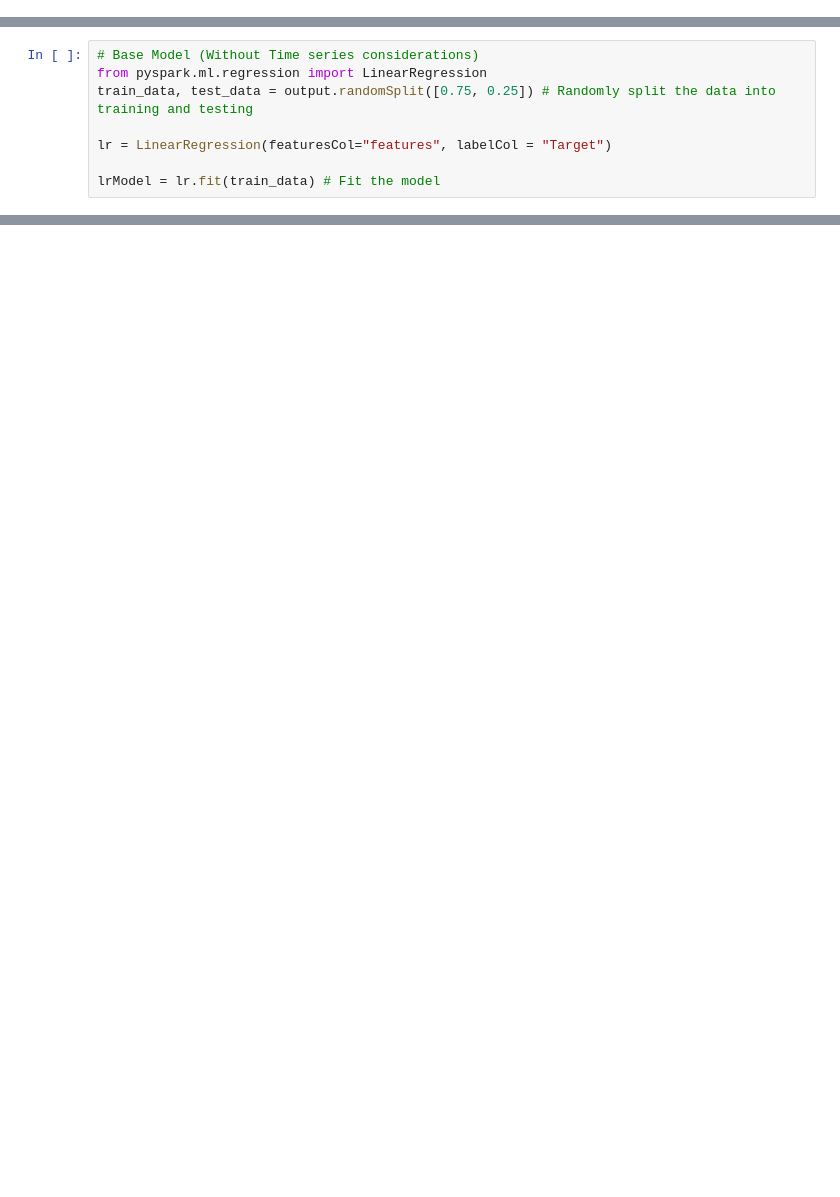
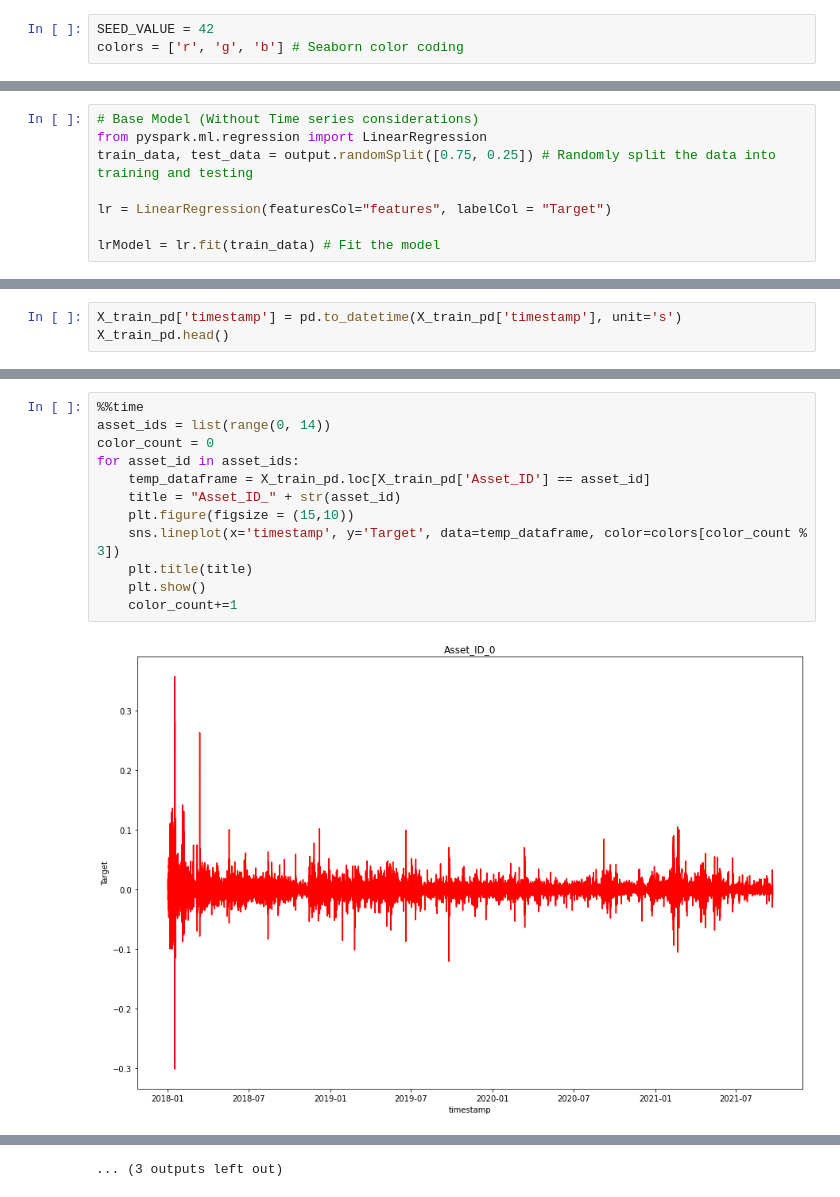
Before and after one commit to kashvi05/CSE523-Machine-Learning-2022-CryptoPolice, a Jupyter notebook: Base Model.ipynb, the cells around one changed output, grey strips where cells are left out. Saved outputs shown, nothing was run; the diff lists cells and outputs as text; blank space fills up the shorter version.

Commit message:
Visualization through seaborn added

```diff
--- a/Base Model.ipynb
+++ b/Base Model.ipynb
@@ -12,3 +10,6 @@ SEED_VALUE = 42
+# %%
+SEED_VALUE = 42
+colors = ['r', 'g', 'b'] # Seaborn color coding
 # %%
 spark = (SparkSession.builder.config("spark.driver.memory","5g").config("spark.driver.maxResultSize", "5g").getOrCreate())
 spark
@@ -115,0 +174,3 @@ X_train.describe()
+# %%
+X_train_pd['timestamp'] = pd.to_datetime(X_train_pd['timestamp'], unit='s')
+X_train_pd.head()
@@ -115,0 +184,14 @@ X_train.describe()
+# %%
+%%time
+asset_ids = list(range(0, 14))
+color_count = 0
+for asset_id in asset_ids:
+    temp_dataframe = X_train_pd.loc[X_train_pd['Asset_ID'] == asset_id]
+    title = "Asset_ID_" + str(asset_id)
+    plt.figure(figsize = (15,10))
+    sns.lineplot(x='timestamp', y='Target', data=temp_dataframe, color=colors[color_count % 3])
+    plt.title(title)
+    plt.show()
+    color_count+=1
+# %% [output]
+[figure, added]
@@ -116 +209,2 @@ X_train.describe()
+... (3 outputs left out)
 # %%
```
Also changed, not shown: parts of 22 cells of this notebook.
